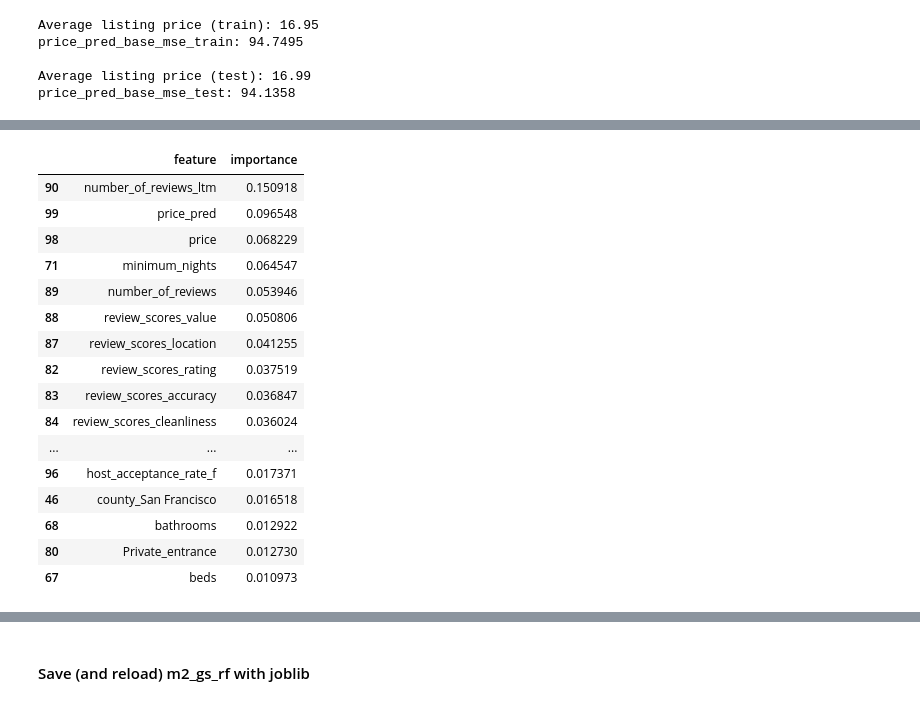
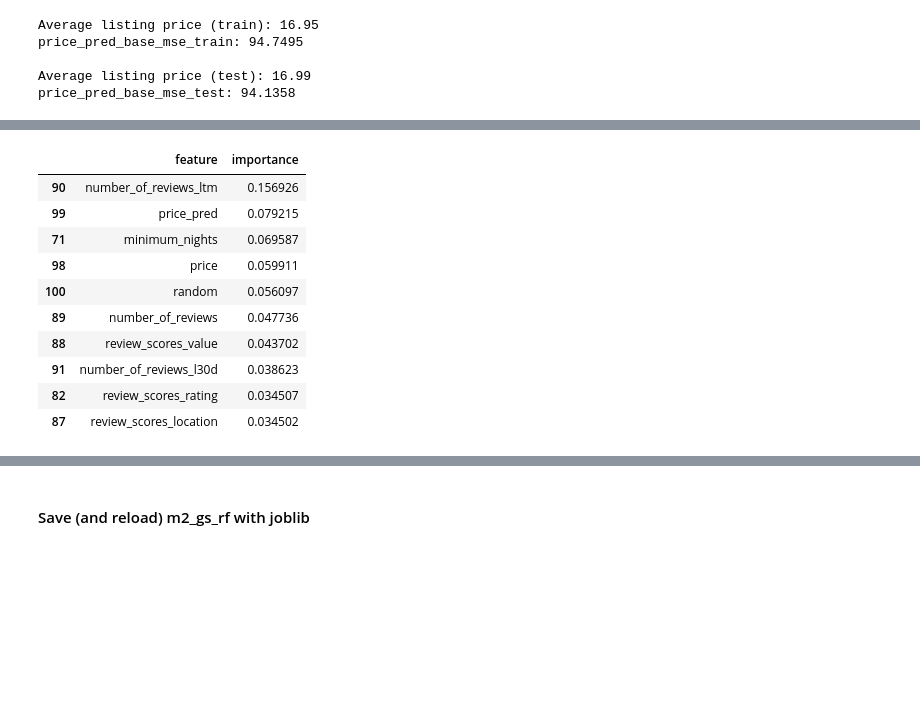
Before and after one commit to AnnieW2014/GA_Capstone, a Jupyter notebook: Code/Capstone_ListingData_Modeling_AW.ipynb, the cells around one changed output, grey strips where cells are left out. Saved outputs shown, nothing was run; the diff lists cells and outputs as text; code cells hidden in the pictures; blank space fills up the shorter version.

```diff
--- a/Code/Capstone_ListingData_Modeling_AW.ipynb
+++ b/Code/Capstone_ListingData_Modeling_AW.ipynb
@@ -1222,9 +1218,9 @@ m21_pipe_rf_base_random_mse_test 73.1369
 # %%
 # feature importance
-m21_pipe_rf_base_random_feature_importance = pd.DataFrame({'feature': m21_pipe_rf_base_random['ohe'].get_feature_names(),
-                                             'importance': m21_pipe_rf_base_random['rf'].feature_importances_})
+m21_pipe_rf_base_feature_importance = pd.DataFrame({'feature': m21_pipe_rf_base['ohe'].get_feature_names(),
+                                             'importance': m21_pipe_rf_base['rf'].feature_importances_})
 
-m21_pipe_rf_base_random_feature_importance.to_csv('../Data/m21_pipe_rf_base_random_feature_importance.csv')
-m21_pipe_rf_base_random_feature_importance.sort_values('importance', ascending=False).head(21)
+m21_pipe_rf_base_feature_importance.to_csv('../Data/m21_pipe_rf_base_feature_importance.csv')
+m21_pipe_rf_base_feature_importance.sort_values('importance', ascending=False).head(10)
 # %% [output]
 |  | feature | importance |
@@ -1273,27 +1290,0 @@ X_test_ohe_top20 = X_test_ohe[feature_list].copy()
-# %%
-# try this model
-m21_pipe_rf_base_top20 = Pipeline([
-    #('ohe', ce.one_hot.OneHotEncoder(use_cat_names=True, handle_unknown='value')),
-    ('rf', RandomForestRegressor(random_state=42, n_jobs=-1))
-])
-
-# train model
-print(datetime.datetime.now())
-m21_pipe_rf_base_top20.fit(X_train_ohe_top20, y_train)
-print(datetime.datetime.now())
-print()
-
-# predict
-m21_pipe_rf_base_top20_pred_train = m21_pipe_rf_base_top20.predict(X_train_ohe_top20)
-m21_pipe_rf_base_top20_pred_test = m21_pipe_rf_base_top20.predict(X_test_ohe_top20)
-
-# evaluate
-m21_pipe_rf_base_top20_R2_train = m21_pipe_rf_base_top20.score(X_train_ohe_top20, y_train)
-m21_pipe_rf_base_top20_R2_test = m21_pipe_rf_base_top20.score(X_test_ohe_top20, y_test)
-print('m21_pipe_rf_base_top20_R2_train: ', round(m21_pipe_rf_base_top20_R2_train, 4))
-print('m21_pipe_rf_base_top20_R2_test: ', round(m21_pipe_rf_base_top20_R2_test, 4))
-
-m21_pipe_rf_base_top20_mse_train = metrics.mean_squared_error(y_train, m21_pipe_rf_base_top20_pred_train)
-m21_pipe_rf_base_top20_mse_test = metrics.mean_squared_error(y_test, m21_pipe_rf_base_top20_pred_test)
-print('m21_pipe_rf_base_top20_mse_train', round(m21_pipe_rf_base_top20_mse_train, 4))
-print('m21_pipe_rf_base_top20_mse_test', round(m21_pipe_rf_base_top20_mse_test, 4))
@@ -1314,12 +1299,12 @@ m21_pipe_rf = Pipeline([
                      ])
 
 m21_pipe_rf_params = {
-    'rf__n_estimators': [400, 800, 900, 1000],
-    'rf__max_depth': [4, 8, 12, 16, 20],
+    'rf__n_estimators': [400, 600],
+    'rf__max_depth': [4, 8, 12],
     'rf__min_samples_split': [10, 20],
     'rf__min_samples_leaf': [5,10],
-    'rf__ccp_alpha': [0.0, 0.05, 0.1],
-    'rf__max_features': [20,60, 80, 90]
+    #'rf__ccp_alpha': [0.0, 0.05, 0.1],
+    'rf__max_features': [20, 60]
 }
 
 m21_gs_rf = GridSearchCV(m21_pipe_rf,
@@ -1368,24 +1353,18 @@ Pipeline(steps=[('ohe',
 # %%
 m21_gs_rf_feature_importance = pd.DataFrame({'feature': m21_gs_rf.best_estimator_['ohe'].get_feature_names(),
                                              'importance': m21_gs_rf.best_estimator_['rf'].feature_importances_})
 
 m21_gs_rf_feature_importance.to_csv('../Data/m21_gs_rf_feature_importance.csv')
-m21_gs_rf_feature_importance.sort_values('importance', ascending=False).head(20)
+m21_gs_rf_feature_importance.sort_values('importance', ascending=False).head(10)
 # %% [output]
 |  | feature | importance |
-| 90 | number_of_reviews_ltm | 0.150918 |
-| 99 | price_pred | 0.096548 |
-| 98 | price | 0.068229 |
-| 71 | minimum_nights | 0.064547 |
-| 89 | number_of_reviews | 0.053946 |
-| 88 | review_scores_value | 0.050806 |
-| 87 | review_scores_location | 0.041255 |
-| 82 | review_scores_rating | 0.037519 |
-| 83 | review_scores_accuracy | 0.036847 |
-| 84 | review_scores_cleanliness | 0.036024 |
-| ... | ... | ... |
-| 96 | host_acceptance_rate_f | 0.017371 |
-| 46 | county_San Francisco | 0.016518 |
-| 68 | bathrooms | 0.012922 |
-| 80 | Private_entrance | 0.012730 |
-| 67 | beds | 0.010973 |
+| 90 | number_of_reviews_ltm | 0.156926 |
+| 99 | price_pred | 0.079215 |
+| 71 | minimum_nights | 0.069587 |
+| 98 | price | 0.059911 |
+| 100 | random | 0.056097 |
+| 89 | number_of_reviews | 0.047736 |
+| 88 | review_scores_value | 0.043702 |
+| 91 | number_of_reviews_l30d | 0.038623 |
+| 82 | review_scores_rating | 0.034507 |
+| 87 | review_scores_location | 0.034502 |
```
Also changed, not shown: parts of 134 cells of this notebook.
